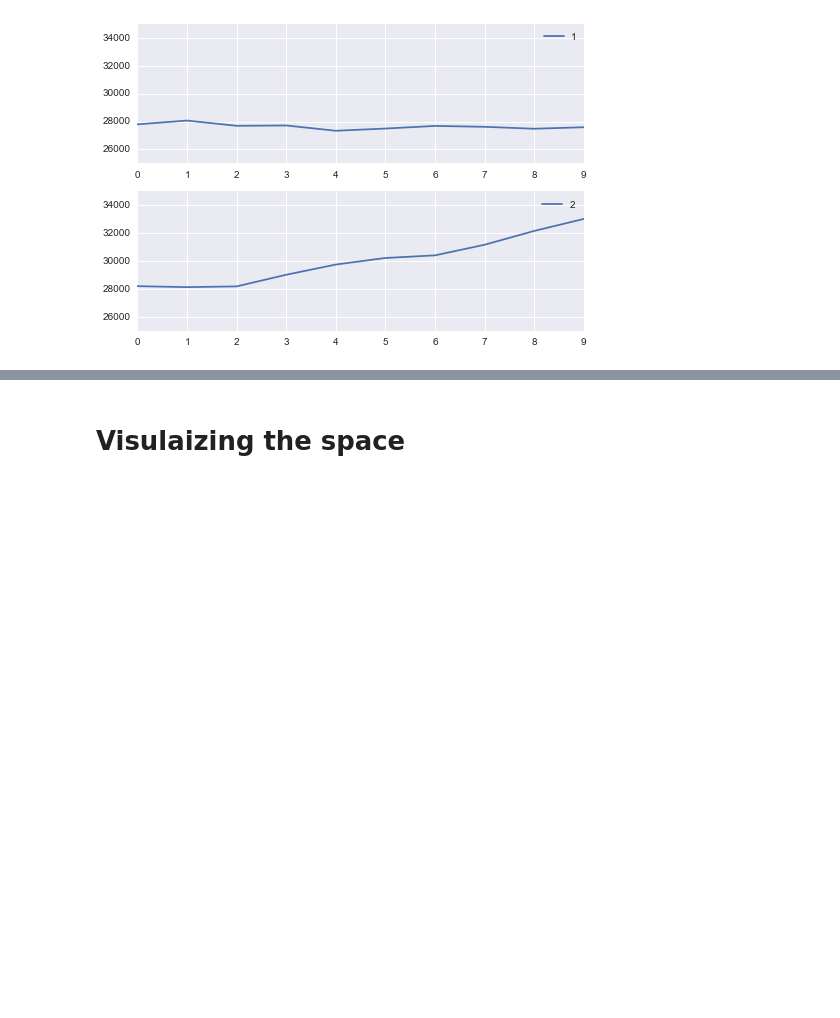
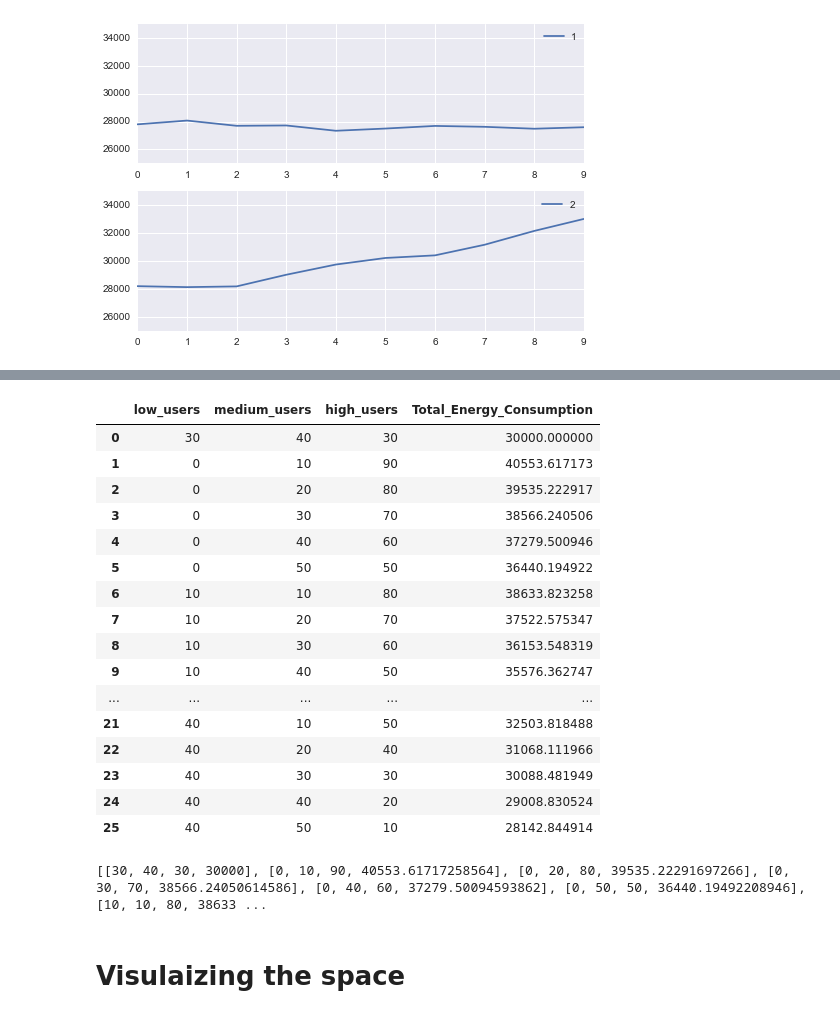
Before and after one commit to baddu/CSCS530, a Jupyter notebook: now.ipynb, the cells around one changed output, grey strips where cells are left out. Saved outputs shown, nothing was run; the diff lists cells and outputs as text; code cells hidden in the pictures; blank space fills up the shorter version.

```diff
--- a/now.ipynb
+++ b/now.ipynb
@@ -699,0 +702,47 @@ Running 25 scenarios for wallMfreq 5, roofMfreq 5
+# %%
+# Parameter Sweep values
+history_total_energy = []
+num_scenarios = 25
+
+
+grid_size = 20
+population_size = 100
+numOfYears = 10
+wallMfreq = 2
+roofMfreq = 5
+
+low_users_sweep = [0,10,20,30,40]
+medium_users_sweep = [10,20,30,40,50]
+sweep_output = []
+
+sweep_output.append([30,40,30,30000]) # base case!!
+
+# Iterate over low_users_sweep
+for low_users in low_users_sweep:
+    # Iterate over medium_user_sweep
+    for medium_users in medium_users_sweep:
+        high_users = population_size - low_users - medium_users
+        print("Running {0} scenarios for low_users {1}, medium_users {2}"\
+                  .format(num_scenarios, low_users, medium_users))
+        for i in xrange(10):
+            m = Model(grid_size,
+                  population_size,
+                  numOfYears,
+                  low_users,
+                  medium_users,
+                  high_users,
+                  wallMfreq,
+                  roofMfreq
+                 )
+            m.step()
+
+            history_total_energy.append(m.total_energy/m.building_efficiency_factor(i))
+        avg_energy_consumption = sum(history_total_energy)/m.numOfYears
+        history_total_energy = []
+        #generate the output
+        sweep_output.append([low_users,medium_users,high_users,avg_energy_consumption])
+
+#printout the values and check
+#print sweep_output
+pd.DataFrame(sweep_output,columns=['low_users','medium_users','high_users','Total_Energy_Consumption'])
+# %% [output]
@@ -700,3 +766,31 @@ Running 25 scenarios for wallMfreq 5, roofMfreq 5
+|  | low_users | medium_users | high_users | Total_Energy_Consumption |
+| 0 | 30 | 40 | 30 | 30000.000000 |
+| 1 | 0 | 10 | 90 | 40553.617173 |
+| 2 | 0 | 20 | 80 | 39535.222917 |
+| 3 | 0 | 30 | 70 | 38566.240506 |
+| 4 | 0 | 40 | 60 | 37279.500946 |
+| 5 | 0 | 50 | 50 | 36440.194922 |
+| 6 | 10 | 10 | 80 | 38633.823258 |
+| 7 | 10 | 20 | 70 | 37522.575347 |
+| 8 | 10 | 30 | 60 | 36153.548319 |
+| 9 | 10 | 40 | 50 | 35576.362747 |
+| ... | ... | ... | ... | ... |
+| 21 | 40 | 10 | 50 | 32503.818488 |
+| 22 | 40 | 20 | 40 | 31068.111966 |
+| 23 | 40 | 30 | 30 | 30088.481949 |
+| 24 | 40 | 40 | 20 | 29008.830524 |
+| 25 | 40 | 50 | 10 | 28142.844914 |
+# %%
+# Data analysis
+
+print sweep_output
+
+#output = pd.DataFrame(sweep_output,columns=['low_users','medium_users','high_users','Total_Energy_Consumption'])
+
+#output.hist(sharex=True,sharey = True, grid = False)
+#tight_layout()
+# %% [output]
+[[30, 40, 30, 30000], [0, 10, 90, 40553.61717258564], [0, 20, 80, 39535.22291697266], [0, 30, 70, 38566.24050614586], [0, 40, 60, 37279.50094593862], [0, 50, 50, 36440.19492208946], [10, 10, 80, 38633 ...
 # %% [markdown]
 # Visulaizing the space
 # %%
```
Also changed, not shown: parts of 5 cells of this notebook.
